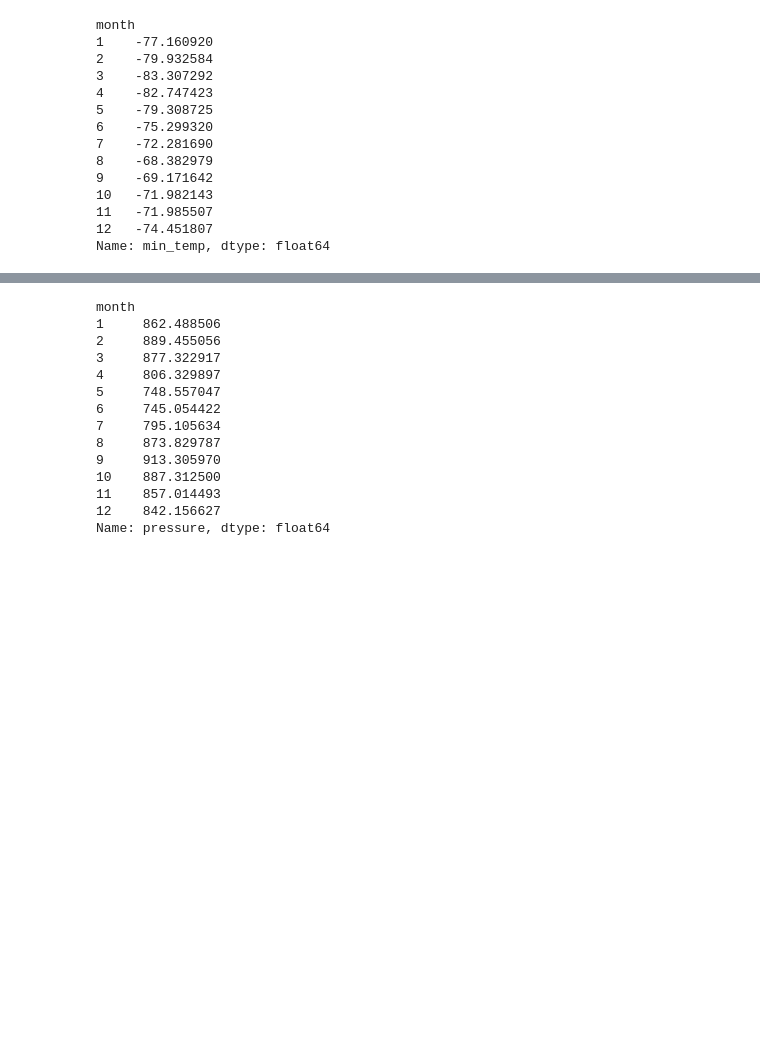
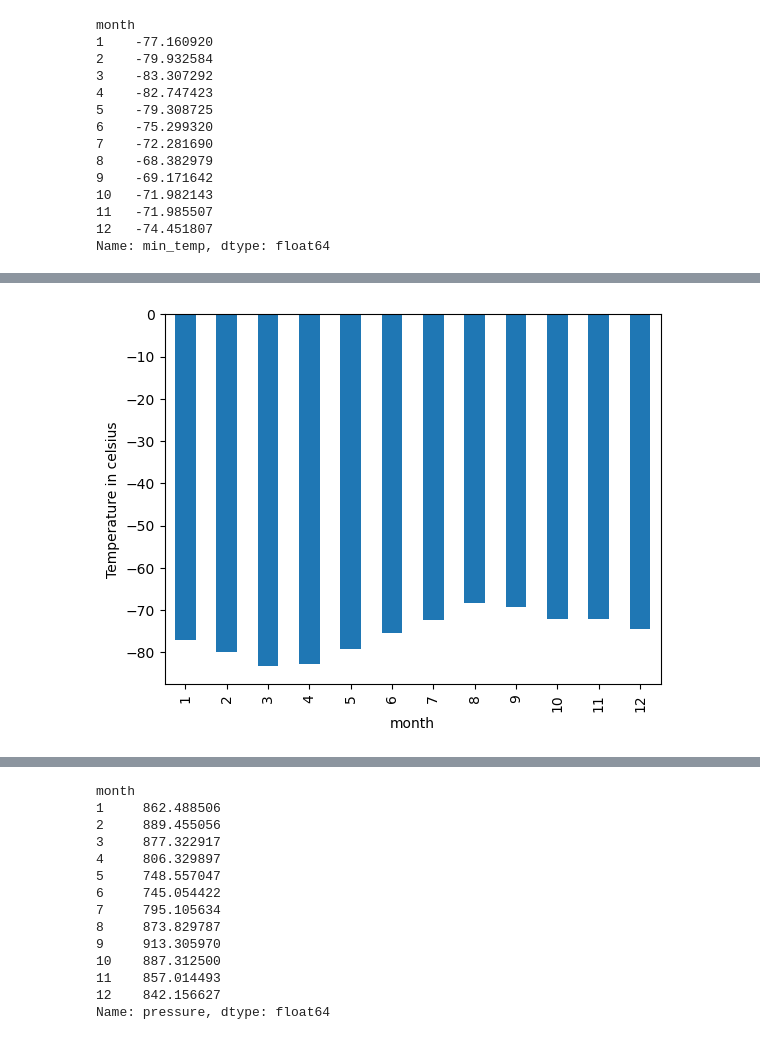
Before and after one commit to Deepika-GH/Module-11-Data_Collection, a Jupyter notebook: Starter_Code/part_2_mars_weather.ipynb, the cells around one changed output, grey strips where cells are left out. Drawn from its saved outputs; the diff is of its cells as text; code cells hidden in the pictures; blank space fills up the shorter version.

```diff
--- a/Starter_Code/part_2_mars_weather.ipynb
+++ b/Starter_Code/part_2_mars_weather.ipynb
@@ -127,6 +258,8 @@ Name: month, dtype: int64
 1867
 # %%
 # 3. What is the average low temperature by month?
+avg_low_temp=df.groupby("month")["min_temp"].mean().sort_index()
+avg_low_temp
 # %% [output]
 month
 1    -77.160920
@@ -152,0 +278,12 @@ Name: min_temp, dtype: float64
+# %%
+# Plot the average temperature by month
+avg_low_temp.plot(kind='bar')
+
+# Set plot labels and title
+plt.xlabel("month")
+plt.ylabel("Temperature in celsius")
+
+# Display the plot
+plt.show()
+# %% [output]
+[figure, added]
```
Also changed, not shown: parts of 21 cells of this notebook, 1 other file.
